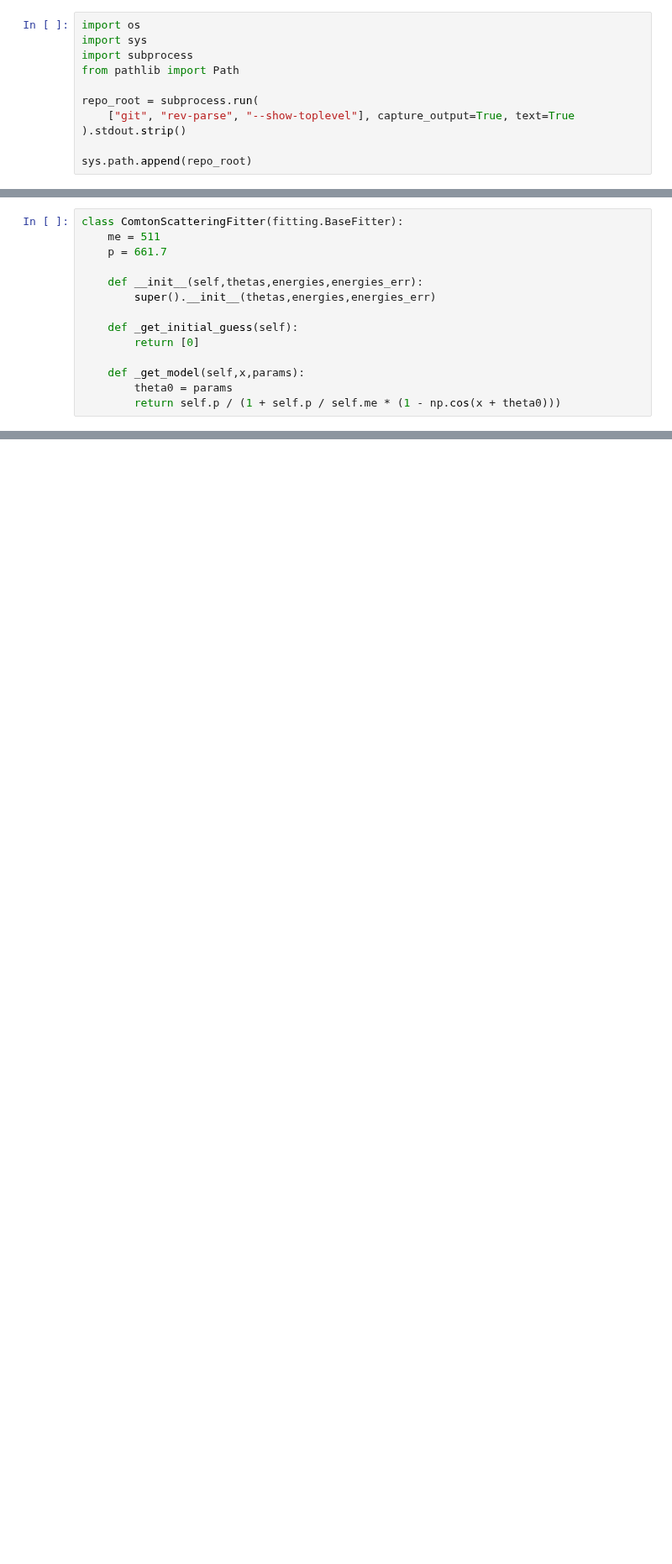
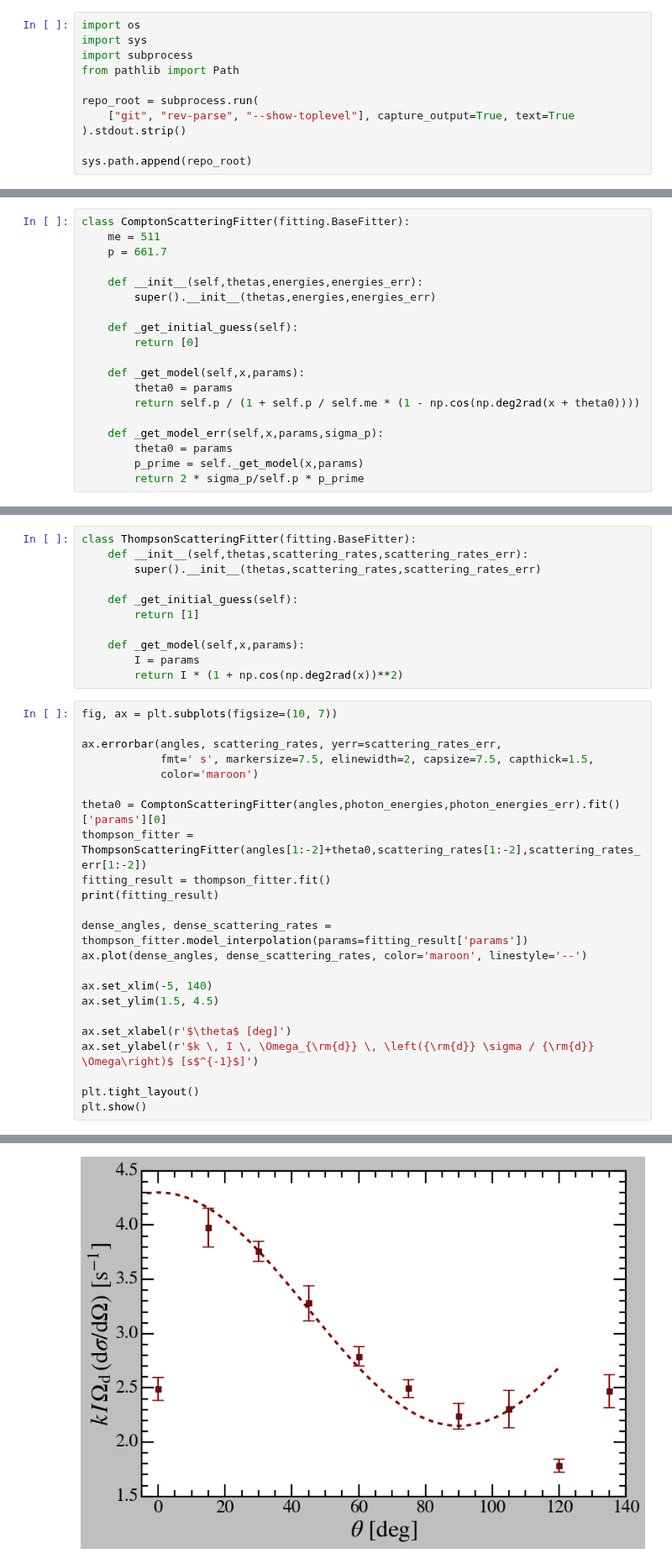
Before and after one commit to vinh-qtran/mit-jlab-sp25, a Jupyter notebook: compton/analysis.ipynb, the cells around one changed output, grey strips where cells are left out. Shown at 84% size. Saved outputs shown, nothing was run; the diff lists cells and outputs as text; blank space fills up the shorter version.

```diff
--- a/compton/analysis.ipynb
+++ b/compton/analysis.ipynb
@@ -163,5 +264,5 @@ for angle in angles:
 # %%
-class ComtonScatteringFitter(fitting.BaseFitter):
+class ComptonScatteringFitter(fitting.BaseFitter):
     me = 511
     p = 661.7
 
@@ -173,4 +274,9 @@ class ComtonScatteringFitter(fitting.BaseFitter):
 
     def _get_model(self,x,params):
         theta0 = params
-        return self.p / (1 + self.p / self.me * (1 - np.cos(x + theta0)))
+        return self.p / (1 + self.p / self.me * (1 - np.cos(np.deg2rad(x + theta0))))
+
+    def _get_model_err(self,x,params,sigma_p):
+        theta0 = params
+        p_prime = self._get_model(x,params)
+        return 2 * sigma_p/self.p * p_prime
@@ -211,0 +345,35 @@ plt.show()
+# %%
+class ThompsonScatteringFitter(fitting.BaseFitter):
+    def __init__(self,thetas,scattering_rates,scattering_rates_err):
+        super().__init__(thetas,scattering_rates,scattering_rates_err)
+
+    def _get_initial_guess(self):
+        return [1]
+
+    def _get_model(self,x,params):
+        I = params
+        return I * (1 + np.cos(np.deg2rad(x))**2)
+# %%
+fig, ax = plt.subplots(figsize=(10, 7))
+
+ax.errorbar(angles, scattering_rates, yerr=scattering_rates_err,
+            fmt=' s', markersize=7.5, elinewidth=2, capsize=7.5, capthick=1.5,
+            color='maroon')
+
+theta0 = ComptonScatteringFitter(angles,photon_energies,photon_energies_err).fit()['params'][0]
+thompson_fitter = ThompsonScatteringFitter(angles[1:-2]+theta0,scattering_rates[1:-2],scattering_rates_err[1:-2])
+fitting_result = thompson_fitter.fit()
+print(fitting_result)
+
+dense_angles, dense_scattering_rates = thompson_fitter.model_interpolation(params=fitting_result['params'])
+ax.plot(dense_angles, dense_scattering_rates, color='maroon', linestyle='--')
+
+ax.set_xlim(-5, 140)
+ax.set_ylim(1.5, 4.5)
+
+ax.set_xlabel(r'$\theta$ [deg]')
+ax.set_ylabel(r'$k \, I \, \Omega_{\rm{d}} \, \left({\rm{d}} \sigma / {\rm{d}} \Omega\right)$ [s$^{-1}$]')
+
+plt.tight_layout()
+plt.show()
+# %% [output]
@@ -211,0 +381 @@ plt.show()
+[figure, added]
```
Also changed, not shown: parts of 16 cells of this notebook, 7 other files.
